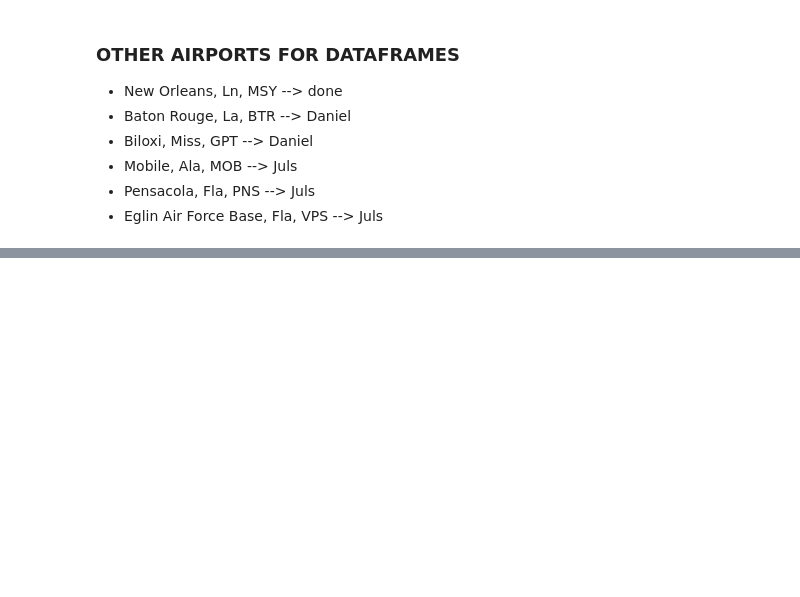
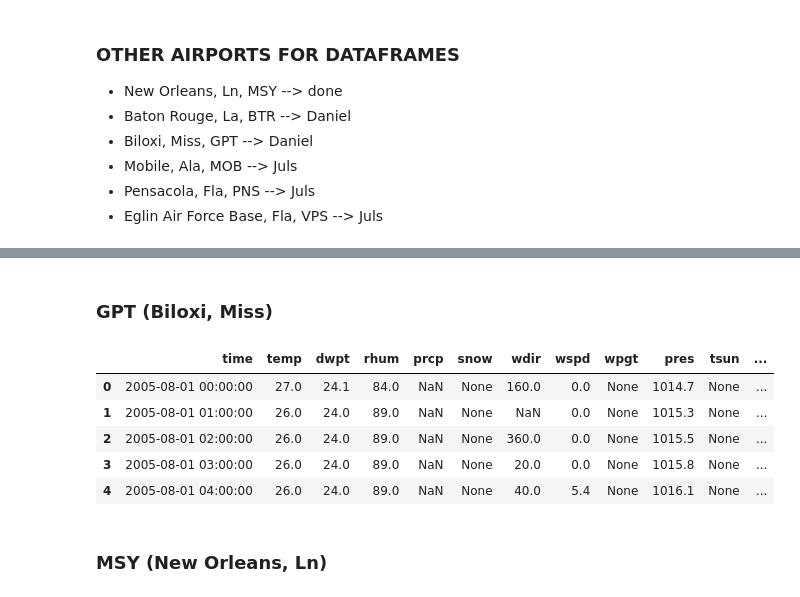
Before and after one commit to DanielSchuster259/sql-api-project-weather-flights, a Jupyter notebook: daniels.ipynb, the cells around one changed output, grey strips where cells are left out. Saved outputs shown, nothing was run; the diff lists cells and outputs as text; code cells hidden in the pictures; blank space fills up the shorter version.

```diff
--- a/daniels.ipynb
+++ b/daniels.ipynb
@@ -97,0 +134,14 @@ weather_katrina_df.head()
+# %% [markdown]
+### GPT (Biloxi, Miss)
+# %%
+gpt_data = get_kat_data('30.413366', '-89.072955')
+gpt_data.head()
+# %% [output]
+|  | time | temp | dwpt | rhum | prcp | snow | wdir | wspd | wpgt | pres | tsun | ... |
+| 0 | 2005-08-01 00:00:00 | 27.0 | 24.1 | 84.0 | NaN | None | 160.0 | 0.0 | None | 1014.7 | None | ... |
+| 1 | 2005-08-01 01:00:00 | 26.0 | 24.0 | 89.0 | NaN | None | NaN | 0.0 | None | 1015.3 | None | ... |
+| 2 | 2005-08-01 02:00:00 | 26.0 | 24.0 | 89.0 | NaN | None | 360.0 | 0.0 | None | 1015.5 | None | ... |
+| 3 | 2005-08-01 03:00:00 | 26.0 | 24.0 | 89.0 | NaN | None | 20.0 | 0.0 | None | 1015.8 | None | ... |
+| 4 | 2005-08-01 04:00:00 | 26.0 | 24.0 | 89.0 | NaN | None | 40.0 | 5.4 | None | 1016.1 | None | ... |
+# %% [markdown]
+### MSY (New Orleans, Ln)
```
Also changed, not shown: parts of 7 cells of this notebook.
